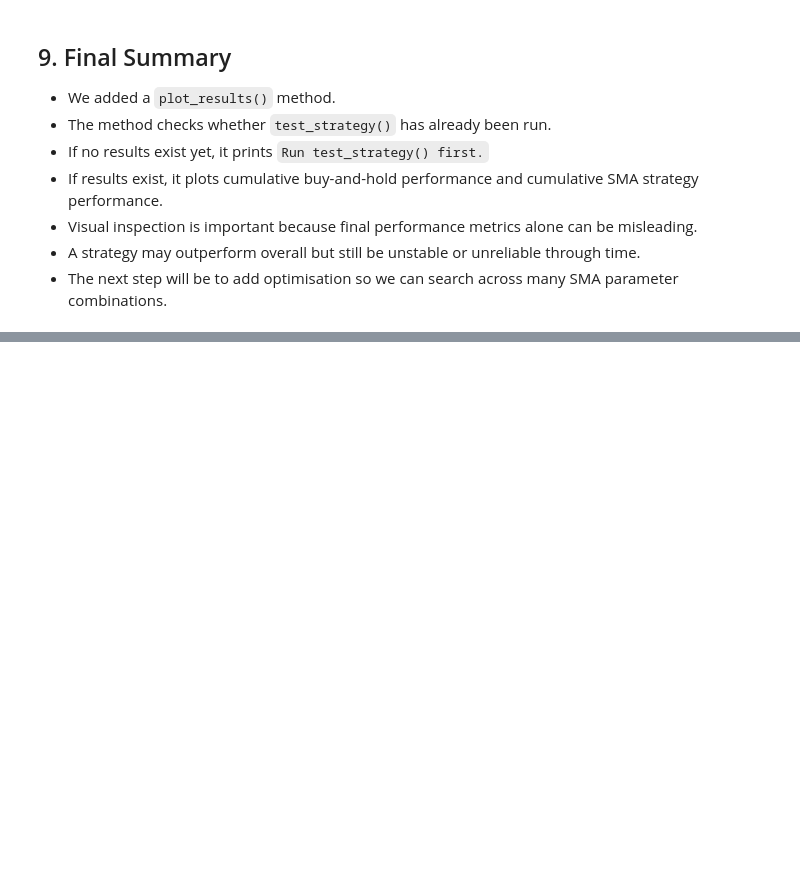
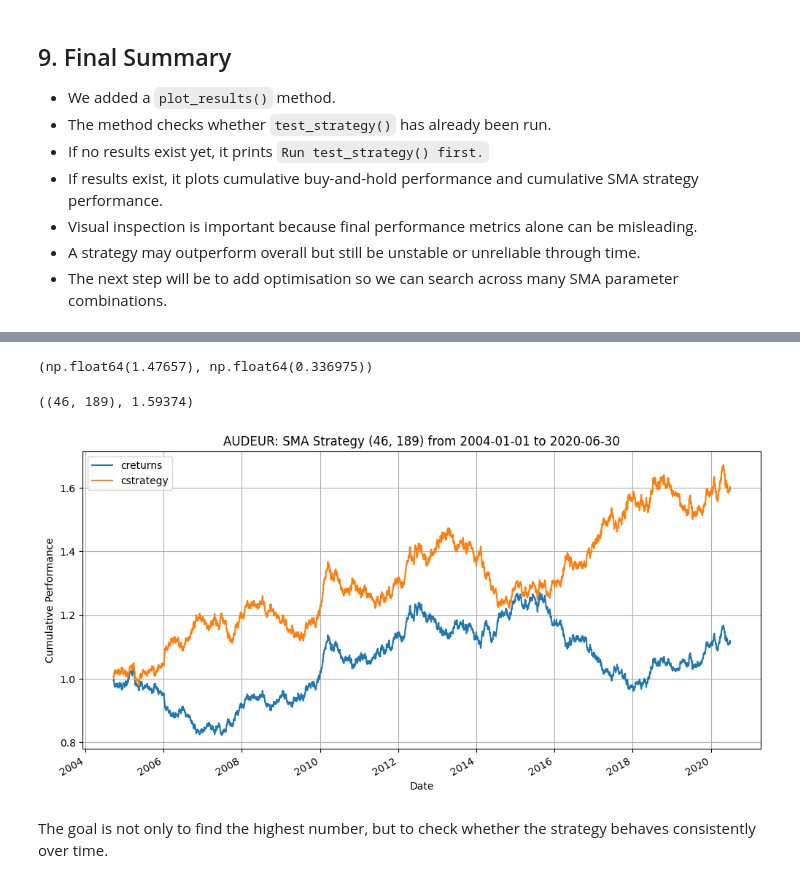
Before and after one commit to seanmayer/algo-trading-broker-testing, a Jupyter notebook: defining-back-testing-strategies/building_using_sma_backtester_class.ipynb, the cells around one changed output, grey strips where cells are left out. Drawn from its saved outputs; the diff is of its cells as text; code cells hidden in the pictures; blank space fills up the shorter version.

```diff
--- a/defining-back-testing-strategies/building_using_sma_backtester_class.ipynb
+++ b/defining-back-testing-strategies/building_using_sma_backtester_class.ipynb
@@ -1700,0 +2188,27 @@ The visual result may look very different from EURUSD. This is an important remi
+# %%
+aud_tester = SMABacktester(
+    symbol="AUDEUR",
+    sma_short=50,
+    sma_long=200,
+    start="2004-01-01",
+    end="2020-06-30"
+)
+
+aud_tester.test_strategy()
+# %% [output]
+(np.float64(1.47657), np.float64(0.336975))
+# %%
+aud_best_params, aud_best_performance = aud_tester.optimize_parameters(
+    sma_short_range=(10, 51, 1),
+    sma_long_range=(100, 251, 1)
+)
+
+aud_best_params, aud_best_performance
+# %% [output]
+((46, 189), 1.59374)
+# %%
+aud_tester.plot_results()
+# %% [output]
+[figure, added]
+# %% [markdown]
+The goal is not only to find the highest number, but to check whether the strategy behaves consistently over time.
```
Also changed, not shown: parts of 36 cells of this notebook.
